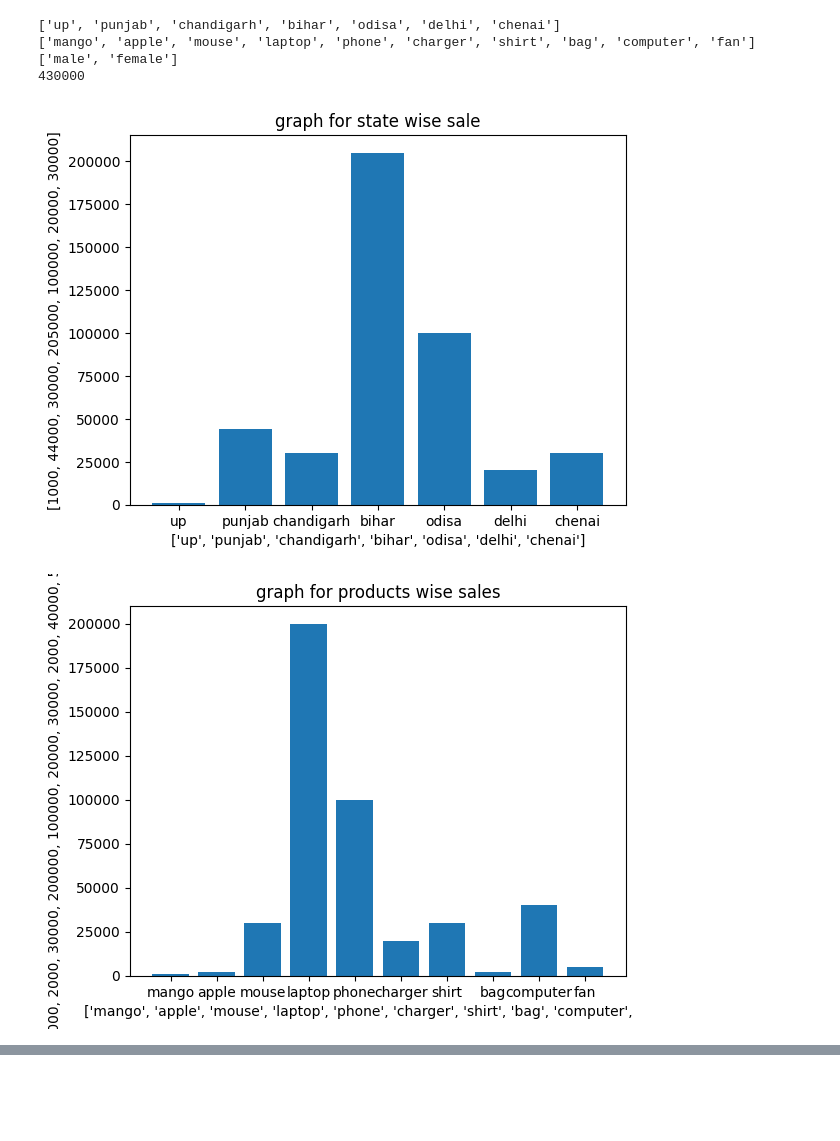
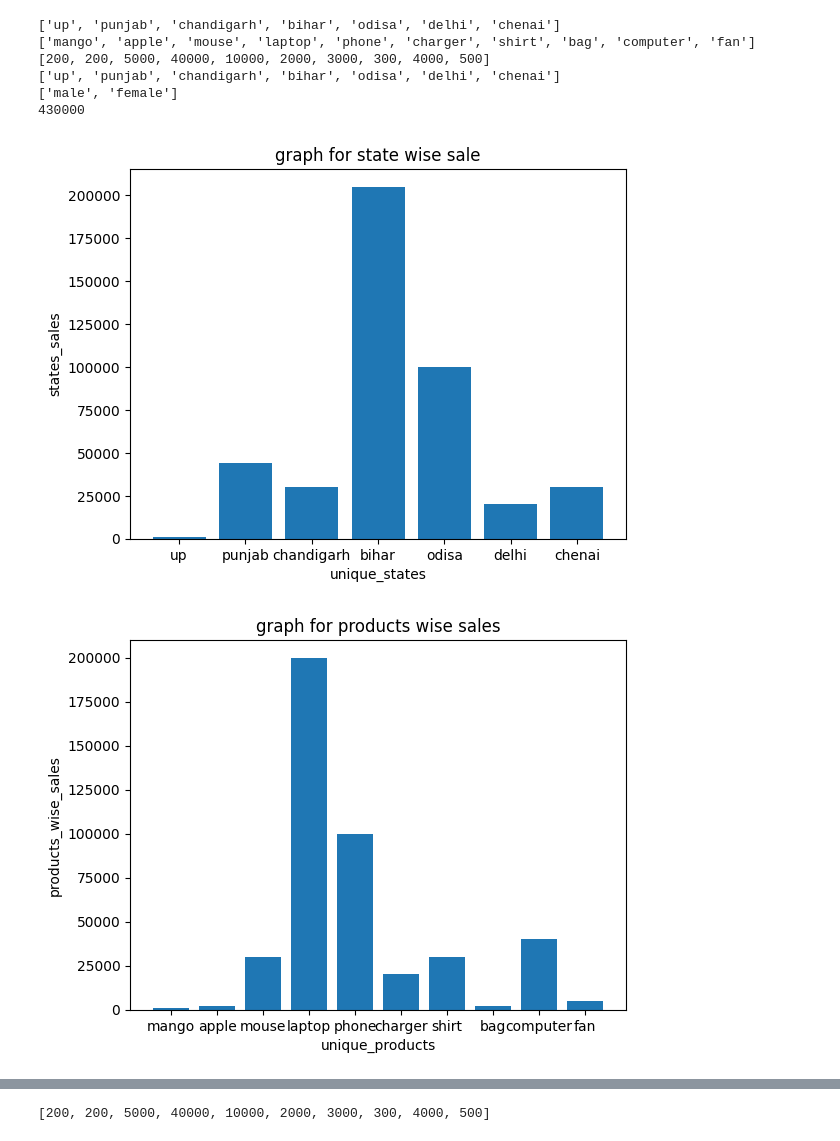
Before and after one commit to gashishkumar2201-collab/Python-class, a Jupyter notebook: data_analist.ipynb, the cells around one changed output, grey strips where cells are left out. Cells and saved outputs as stored; diff of their text form; code cells hidden in the pictures; blank space fills up the shorter version.

```diff
--- a/data_analist.ipynb
+++ b/data_analist.ipynb
@@ -71,6 +72,7 @@ customer_names=["ashish","ram","sayam","aarti","aditaya","amrita","swati","tanu"
 states=["up","punjab","chandigarh","bihar","odisa","delhi","chenai","punjab","punjab","bihar"]
 products=["mango","apple","mouse","laptop","phone","charger","shirt","bag","computer","fan"]
 amounts=[1000,2000,30000,200000,100000,20000,30000,2000,40000,5000]
+buying_price=[800,1800,25000,160000,90000,18000,27000,1700,36000,4500]
 genders=["male","male","male","female","male","female","female","female","female","male"]
 
 #starting for states wise
@@ -102,6 +104,19 @@ for i in range(len(products)):
   index=unique_products.index(products[i])
   products_wise_sales[index]=products_wise_sales[index]+amounts[i]
 
+#profit wise
+profit=[]
+unique_states=[]
+for i in range(len(amounts)):
+  profit.append(amounts[i]-buying_price[i])
+print(profit)
+
+for i in states:
+  if i not in unique_states:
+    unique_states.append(i)
+print(unique_states)
+
+
 #gender wise
 unique_genders=[]
 genders_wise_sales=[]
@@ -110,38 +125,40 @@ for i in genders:
   if i not in unique_genders:
     unique_genders.append(i)
     genders_wise_sales.append(0)
 print(unique_genders)
 
 for i in range(len(genders)):
   index=unique_genders.index(genders[i])
   genders_wise_sales[index]=genders_wise_sales[index]+amounts[i]
 
   total_sale=0
 for i in amounts:
   total_sale=total_sale+i
 print(total_sale)
 
 plt.bar(unique_states, states_sales)
 plt.title("graph for state wise sale")
-plt.xlabel(unique_states)
-plt.ylabel(states_sales)
+plt.xlabel("unique_states")
+plt.ylabel("states_sales")
 plt.show()
 
 plt.bar(unique_products, products_wise_sales)
 plt.title("graph for products wise sales")
-plt.xlabel(unique_products)
-plt.ylabel(products_wise_sales)
+plt.xlabel("unique_products")
+plt.ylabel("products_wise_sales")
 plt.show()
 
 plt.bar(unique_genders, genders_wise_sales)
 plt.title("graph for genders wise sales")
-plt.xlabel(unique_genders)
-plt.ylabel(genders_wise_sales)
+plt.xlabel("unique_genders")
+plt.ylabel("genders_wise_sales")
 plt.show()
 # %% [output]
 ['up', 'punjab', 'chandigarh', 'bihar', 'odisa', 'delhi', 'chenai']
 ['mango', 'apple', 'mouse', 'laptop', 'phone', 'charger', 'shirt', 'bag', 'computer', 'fan']
+[200, 200, 5000, 40000, 10000, 2000, 3000, 300, 4000, 500]
+['up', 'punjab', 'chandigarh', 'bihar', 'odisa', 'delhi', 'chenai']
 ['male', 'female']
 430000
-[figure, old version]
+[figure, new version]
-[figure, old version]
+[figure, new version]
@@ -148,0 +166,10 @@ plt.show()
+# %%
+amounts=[1000,2000,30000,200000,100000,20000,30000,2000,40000,5000]
+buying_price=[800,1800,25000,160000,90000,18000,27000,1700,36000,4500]
+
+profit=[]
+for i in range(len(amounts)):
+  profit.append(amounts[i] - buying_price[i])
+print(profit)
+# %% [output]
+[200, 200, 5000, 40000, 10000, 2000, 3000, 300, 4000, 500]
```
Also changed, not shown: parts of 4 cells of this notebook.
